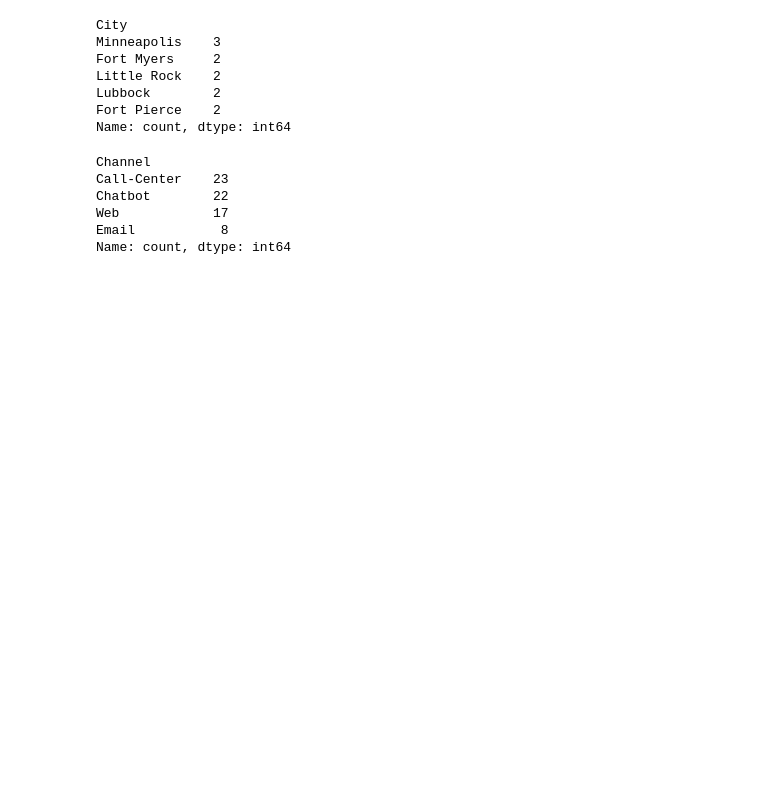
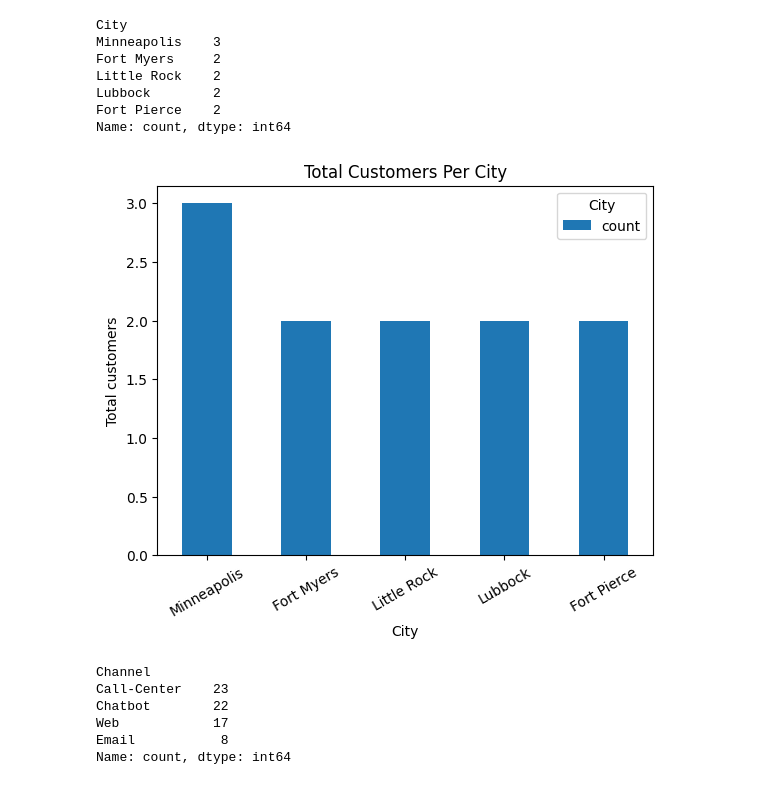
Before and after one commit to nduaNdegwa/Data-Analysis-with-Python, a Jupyter notebook: Call-Sentiment-Sample-Data.ipynb, the cells around one changed output. Cells and saved outputs as stored; diff of their text form; code cells hidden in the pictures; blank space fills up the shorter version.

```diff
--- a/Call-Sentiment-Sample-Data.ipynb
+++ b/Call-Sentiment-Sample-Data.ipynb
@@ -188,6 +213,17 @@ Little Rock    2
 Lubbock        2
 Fort Pierce    2
 Name: count, dtype: int64
+# %%
+city_cust.plot(kind='bar',
+               xlabel='City',
+               ylabel='Total customers',
+               title='Total Customers Per City'
+               )
+plt.legend(title='City',loc="upper right")
+plt.xticks(rotation=30)
+plt.show()
+# %% [output]
+[figure, added]
 # %%
 cust_channel=calls['Channel'].value_counts().sort_values(ascending=False) #returns total customers per channel in an ascending order
 cust_channel
```
Also changed, not shown: parts of 11 cells of this notebook.
